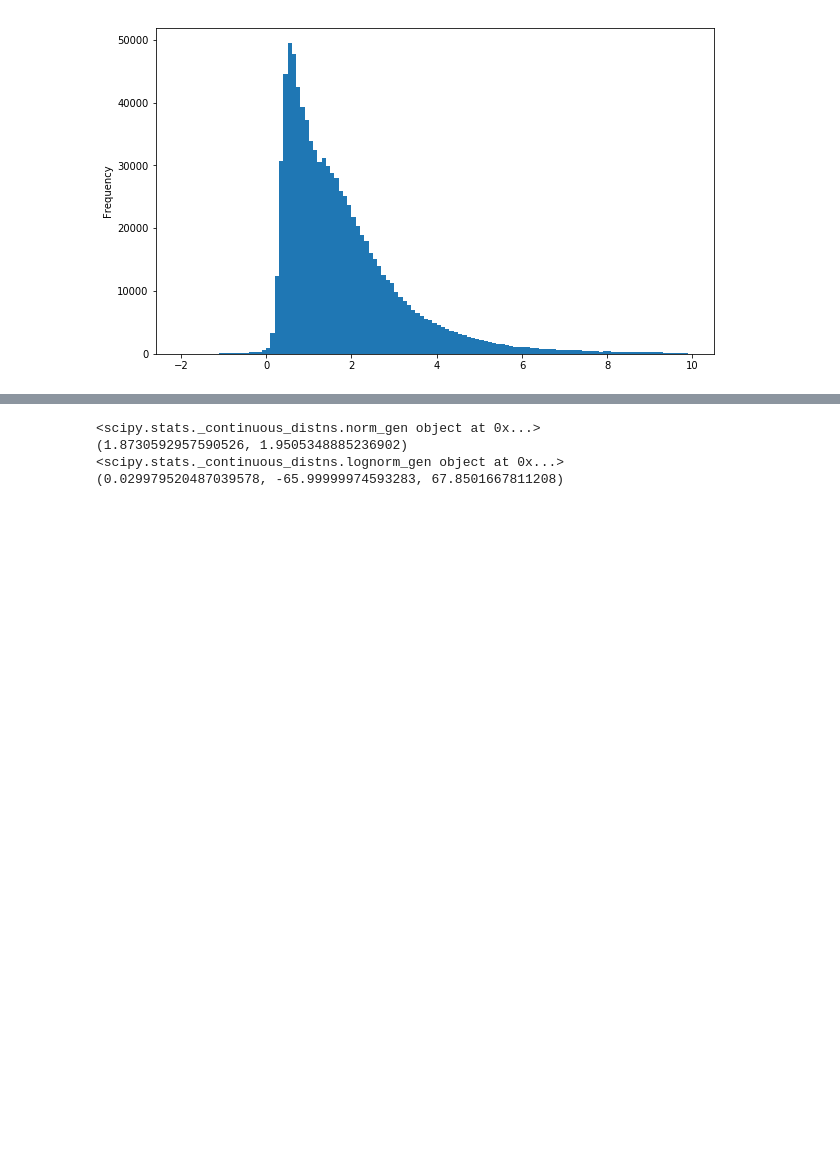
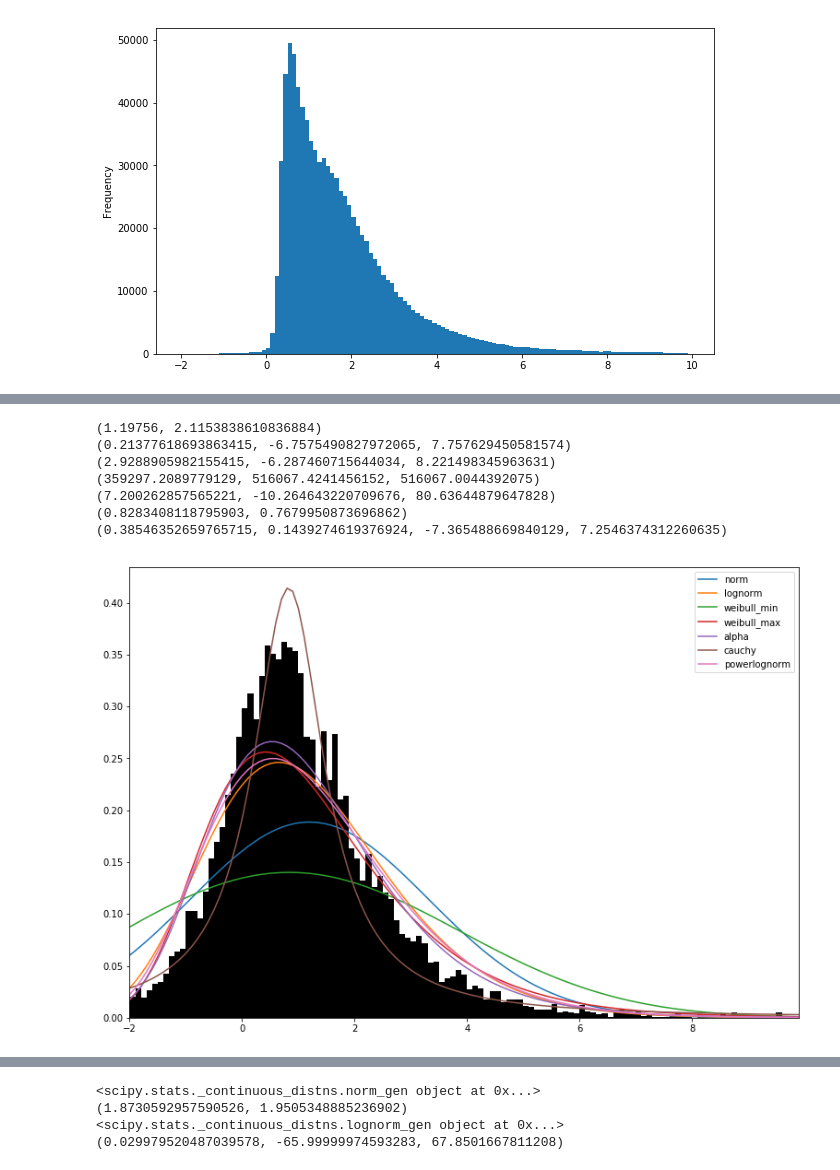
Before and after one commit to jlieberherr/swiss-train-delay-distributions, a Jupyter notebook: analysis.ipynb, the cells around one changed output, grey strips where cells are left out. Cells and saved outputs as stored; diff of their text form; code cells hidden in the pictures; blank space fills up the shorter version.

```diff
--- a/analysis.ipynb
+++ b/analysis.ipynb
@@ -121,0 +169,34 @@ df_ab_versp.plot.hist(bins=ab_range, figsize=(10, 6))
+# %%
+x = an_range
+y = np.array(df_an_versp)[:10000]
+plt.figure(figsize=(13,9))
+h = plt.hist(y, bins=x, color='black', density=True)
+
+dist_names = [
+    'norm',
+    'lognorm',
+    'weibull_min',
+    'weibull_max',
+    'alpha',
+    'cauchy',
+    'powerlognorm'
+]
+
+for dist_name in dist_names:
+    dist = getattr(scipy.stats, dist_name)
+    param = dist.fit(y)
+    print param
+    pdf_fitted = dist.pdf(x, *param[:-2], loc=param[-2], scale=param[-1])
+    plt.plot(x, pdf_fitted, label=dist_name)
+    plt.xlim(x[0], x[-1])
+plt.legend(loc='upper right')
+plt.show()
+# %% [output]
+(1.19756, 2.1153838610836884)
+(0.21377618693863415, -6.7575490827972065, 7.757629450581574)
+(2.9288905982155415, -6.287460715644034, 8.221498345963631)
+(359297.2089779129, 516067.4241456152, 516067.0044392075)
+(7.200262857565221, -10.264643220709676, 80.63644879647828)
+(0.8283408118795903, 0.7679950873696862)
+(0.38546352659765715, 0.1439274619376924, -7.365488669840129, 7.2546374312260635)
+[figure, added]
```
Also changed, not shown: parts of 5 cells of this notebook, 1 other file.
